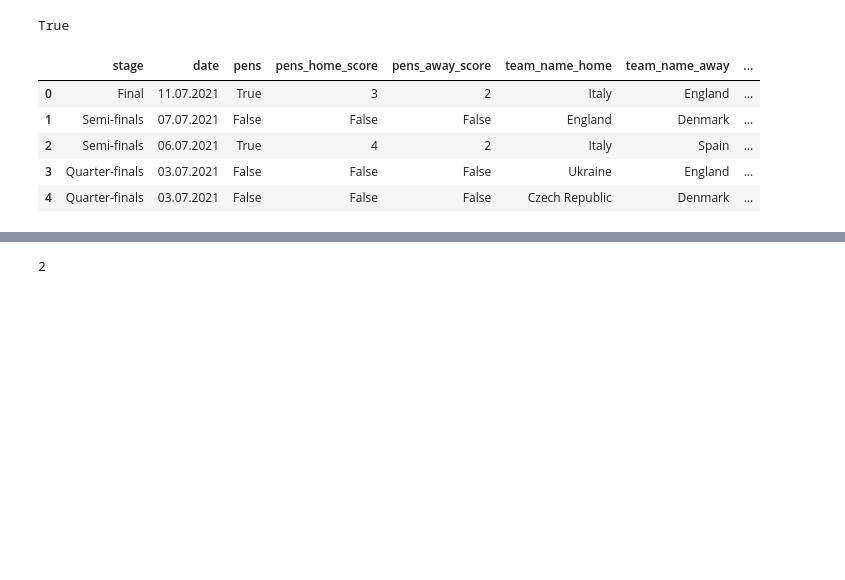
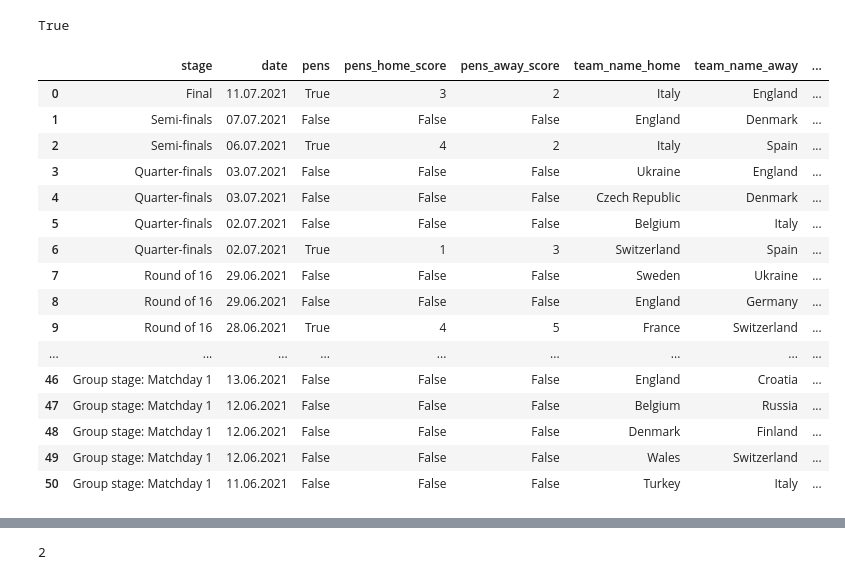
Before and after one commit to carlotaojeda/Midtermproject, a Jupyter notebook: data/limpieza_de_datos.ipynb, the cells around one changed output, grey strips where cells are left out. Cells and saved outputs as stored; diff of their text form; code cells hidden in the pictures; blank space fills up the shorter version.

```diff
--- a/data/limpieza_de_datos.ipynb
+++ b/data/limpieza_de_datos.ipynb
@@ -12,11 +17,22 @@ client = MongoClient (os.getenv("URL"))
 # %%
 df = pd.read_csv("eurocup_2020_results.csv")
 # %%
-df.head()
+df
 # %% [output]
 |  | stage | date | pens | pens_home_score | pens_away_score | team_name_home | team_name_away | ... |
 | 0 | Final | 11.07.2021 | True | 3 | 2 | Italy | England | ... |
 | 1 | Semi-finals | 07.07.2021 | False | False | False | England | Denmark | ... |
 | 2 | Semi-finals | 06.07.2021 | True | 4 | 2 | Italy | Spain | ... |
 | 3 | Quarter-finals | 03.07.2021 | False | False | False | Ukraine | England | ... |
 | 4 | Quarter-finals | 03.07.2021 | False | False | False | Czech Republic | Denmark | ... |
+| 5 | Quarter-finals | 02.07.2021 | False | False | False | Belgium | Italy | ... |
+| 6 | Quarter-finals | 02.07.2021 | True | 1 | 3 | Switzerland | Spain | ... |
+| 7 | Round of 16 | 29.06.2021 | False | False | False | Sweden | Ukraine | ... |
+| 8 | Round of 16 | 29.06.2021 | False | False | False | England | Germany | ... |
+| 9 | Round of 16 | 28.06.2021 | True | 4 | 5 | France | Switzerland | ... |
+| ... | ... | ... | ... | ... | ... | ... | ... | ... |
+| 46 | Group stage: Matchday 1 | 13.06.2021 | False | False | False | England | Croatia | ... |
+| 47 | Group stage: Matchday 1 | 12.06.2021 | False | False | False | Belgium | Russia | ... |
+| 48 | Group stage: Matchday 1 | 12.06.2021 | False | False | False | Denmark | Finland | ... |
+| 49 | Group stage: Matchday 1 | 12.06.2021 | False | False | False | Wales | Switzerland | ... |
+| 50 | Group stage: Matchday 1 | 11.06.2021 | False | False | False | Turkey | Italy | ... |
```
Also changed, not shown: parts of 42 cells of this notebook.
